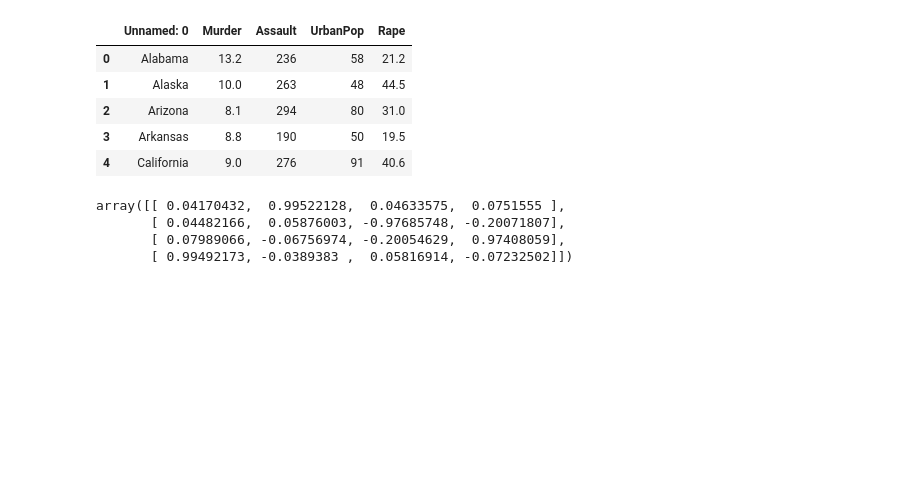
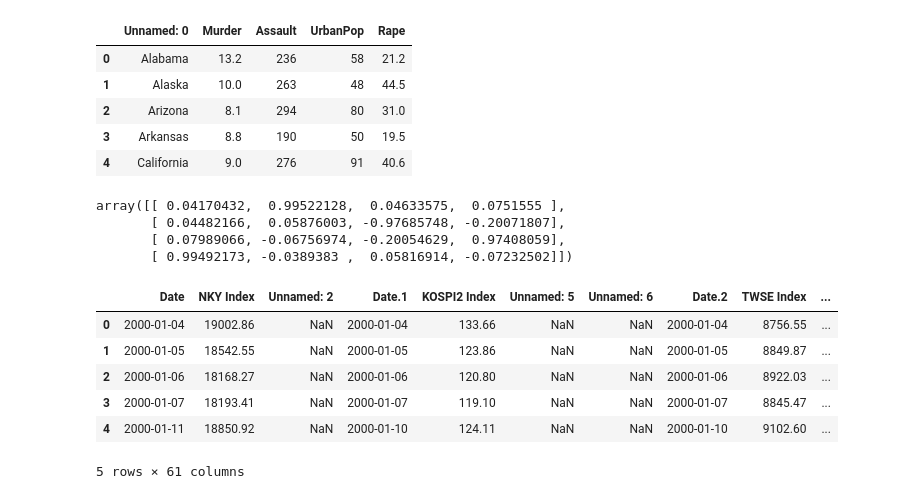
Before and after one commit to ClarenceTee93/Strategies, a Jupyter notebook: strategies.ipynb, the cells around one changed output. Cells and saved outputs as stored; diff of their text form; code cells hidden in the pictures; blank space fills up the shorter version.

```diff
--- a/strategies.ipynb
+++ b/strategies.ipynb
@@ -272,3 +268,14 @@ array([[ 0.04170432,  0.99522128,  0.04633575,  0.0751555 ],
        [ 0.04482166,  0.05876003, -0.97685748, -0.20071807],
        [ 0.07989066, -0.06756974, -0.20054629,  0.97408059],
        [ 0.99492173, -0.0389383 ,  0.05816914, -0.07232502]])
+# %%
+macro_factors = pd.read_excel("../Strategies/asset_list1.xlsx")
+macro_factors.head()
+# %% [output]
+|  | Date | NKY Index | Unnamed: 2 | Date.1 | KOSPI2 Index | Unnamed: 5 | Unnamed: 6 | Date.2 | TWSE Index | ... |
+| 0 | 2000-01-04 | 19002.86 | NaN | 2000-01-04 | 133.66 | NaN | NaN | 2000-01-04 | 8756.55 | ... |
+| 1 | 2000-01-05 | 18542.55 | NaN | 2000-01-05 | 123.86 | NaN | NaN | 2000-01-05 | 8849.87 | ... |
+| 2 | 2000-01-06 | 18168.27 | NaN | 2000-01-06 | 120.80 | NaN | NaN | 2000-01-06 | 8922.03 | ... |
+| 3 | 2000-01-07 | 18193.41 | NaN | 2000-01-07 | 119.10 | NaN | NaN | 2000-01-07 | 8845.47 | ... |
+| 4 | 2000-01-11 | 18850.92 | NaN | 2000-01-10 | 124.11 | NaN | NaN | 2000-01-10 | 9102.60 | ... |
+5 rows × 61 columns
```
Also changed, not shown: parts of 5 cells of this notebook, 2 other files.
